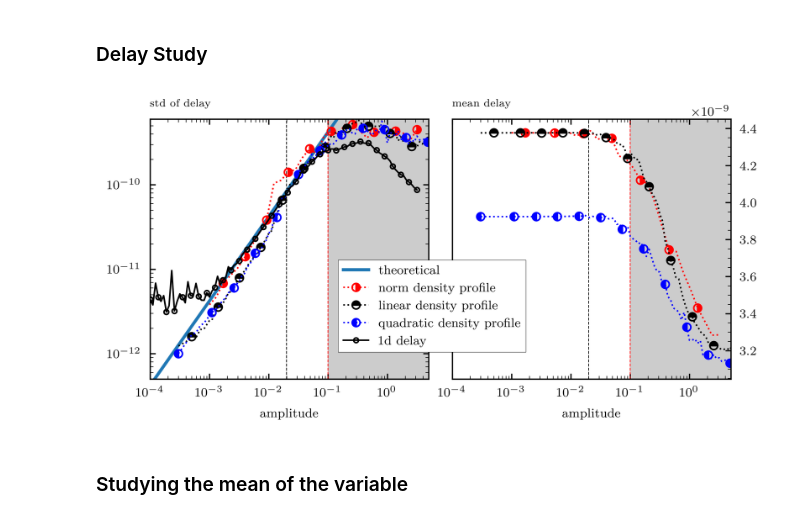
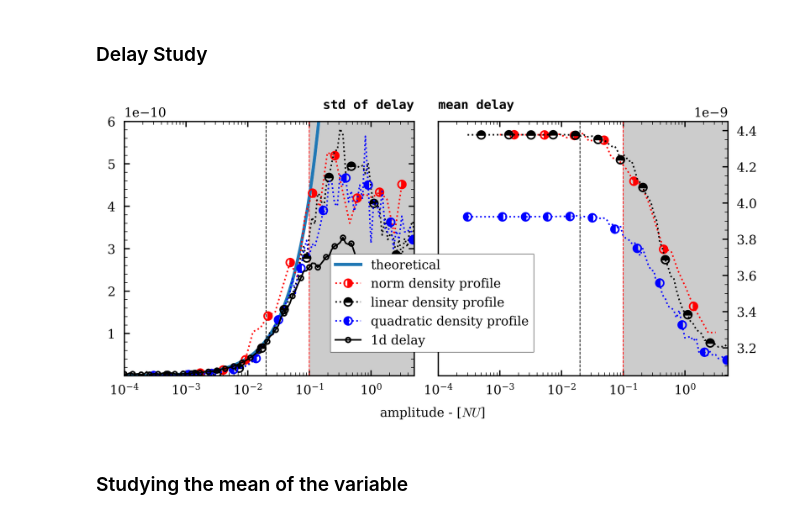
Before and after one commit to Chatr0uge/Internship_SPC, a Jupyter notebook: src/profile_study/profile_study.ipynb, the cells around one changed output. Drawn from its saved outputs; the diff is of its cells as text; code cells hidden in the pictures.

```diff
--- a/src/profile_study/profile_study.ipynb
+++ b/src/profile_study/profile_study.ipynb
@@ -331,13 +331,11 @@ rms_n, rms_td = np.load('./extract_data/1d.npy')
 # %%
 W = 5.8
 fig, ax = plt.subplots(1,2, figsize = (W, W * 2/4))
-ax[0].set_title('std of delay', fontsize='small',
-    loc='left',
-    fontweight='bold',
-    style='italic',)
+ax[0].set_title('std of delay',     fontweight='bold',loc = 'right',
+    family='monospace',)
 ax[0].axvline(0.1, color = 'r', ls = '--', lw = .5)
 ax[0].axvline(nc2, color = 'k', ls = '--', lw = .5)
-ax[0].loglog(rms_n,2 *  dt_theo  , label='theoretical', ls = '-', lw  = 2)
+ax[0].plot(rms_n,2 *  dt_theo  , label='theoretical', ls = '-', lw  = 2)
 
 ax[0].plot(amplitude_norm[index], np.std(delay_list_norm, axis = 1)[index], marker =MarkerStyle("o", fillstyle="right"), label = 'norm density profile', lw = 1, markevery = (2, 3), ms = 5, color = 'r', ls = ':')
 ax[0].plot(amplitude_4[index_2], np.std(delay_list_4, axis = 1)[index_2], marker = MarkerStyle("o", fillstyle="top"), label = 'linear density profile', lw = 1, markevery = (2,8), ms = 5, color = 'k', ls = ':')
@@ -345,41 +343,37 @@ ax[0].plot(amplitude_quad[index_3], np.std(delay_list_quad, axis = 1)[index_3],
 
 ax[0].plot(rms_n, rms_td, label = '1d delay', lw = 1,  marker ='o', mfc = 'none', color = 'k', markevery = 3, ms = 3, ls = '-'  )
 
 ax[0].set_xlim(1e-4, 5)
 
 ax[0].axvspan(0.1, 5, alpha = 0.2, color = 'k')
 ax[0].set_xscale('log')
-ax[0].set_yscale('log')
+# ax[0].set_yscale('log')
 ax[0].set_ylim(0.5e-12, 6e-10)
-ax[0].set_xlabel('amplitude')
-ax[1].set_title('mean delay', fontsize='small',
-    loc='left',
-    fontweight='bold',
-    style='italic',
+ax[1].set_title('mean delay',    fontweight='bold',loc = 'left',
     family='monospace',)
 
-ax[1].set_xlabel('amplitude')
 
 ax[1].set_xscale('log')
 ax[1].axvline(0.1, color = 'r', ls = '--', lw = .5)
 ax[1].axvline(nc2, color = 'k', ls = '--', lw = .5)
 
 ax[1].yaxis.set_label_position("right")
 ax[1].yaxis.tick_right()
 
 ax[1].plot(amplitude_norm[index], np.mean(delay_list_norm, axis = 1)[index], marker =MarkerStyle("o", fillstyle="right"),  lw = 1, markevery = (2, 4), ms = 5, color = 'r', ls = ':')
 ax[1].plot(amplitude_4[index_2], np.mean(delay_list_4, axis = 1)[index_2], marker = MarkerStyle("o", fillstyle="top"), lw = 1, markevery = (2,8), ms = 5, color = 'k', ls = ':')
 ax[1].plot(amplitude_quad[index_3], np.mean(delay_list_quad, axis = 1)[index_3], marker = MarkerStyle("o", fillstyle="left"), lw = 1, markevery = 8, ms = 5, color = 'b', ls = ':')
 
 ax[1].axvspan(0.1, 10, alpha = 0.2, color = 'k')
 # ax[1].se_)yscale('log')
 # ax[1].legend(loc = 'lower left')
 ax[1].set_xlim(1e-4, 5)
 fig.legend(loc = 'lower center', bbox_to_anchor = (0.5, 0.2))
+fig.supxlabel("amplitude - [$NU$]", fontsize = 8)
 
 plt.savefig('../../Report/figures/delay_amp_norm_2.png', dpi = 500)
 # %% [output]
-[figure, old version]
+[figure, new version]
 # %%
 
 FWHM =  [np.mean([delay_dispersion(np.arange(0, 2893) * dt, pulse) for pulse in pulse_group]) for pulse_group in pulse_norm]
```
Also changed, not shown: parts of 1 cell of this notebook, 10 other files.
